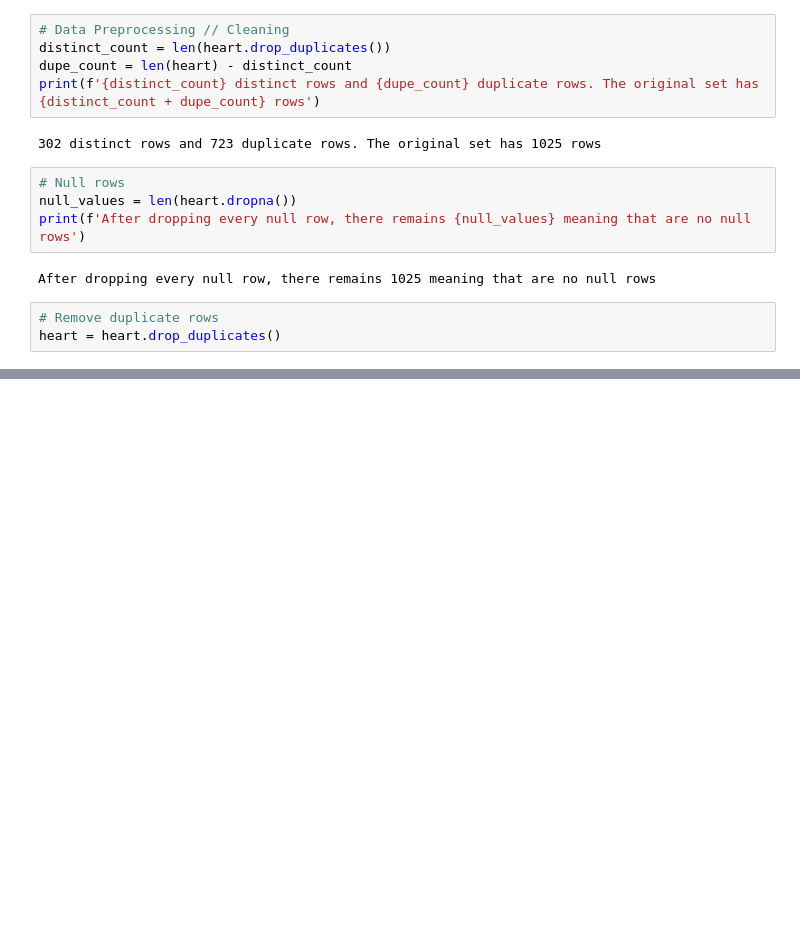
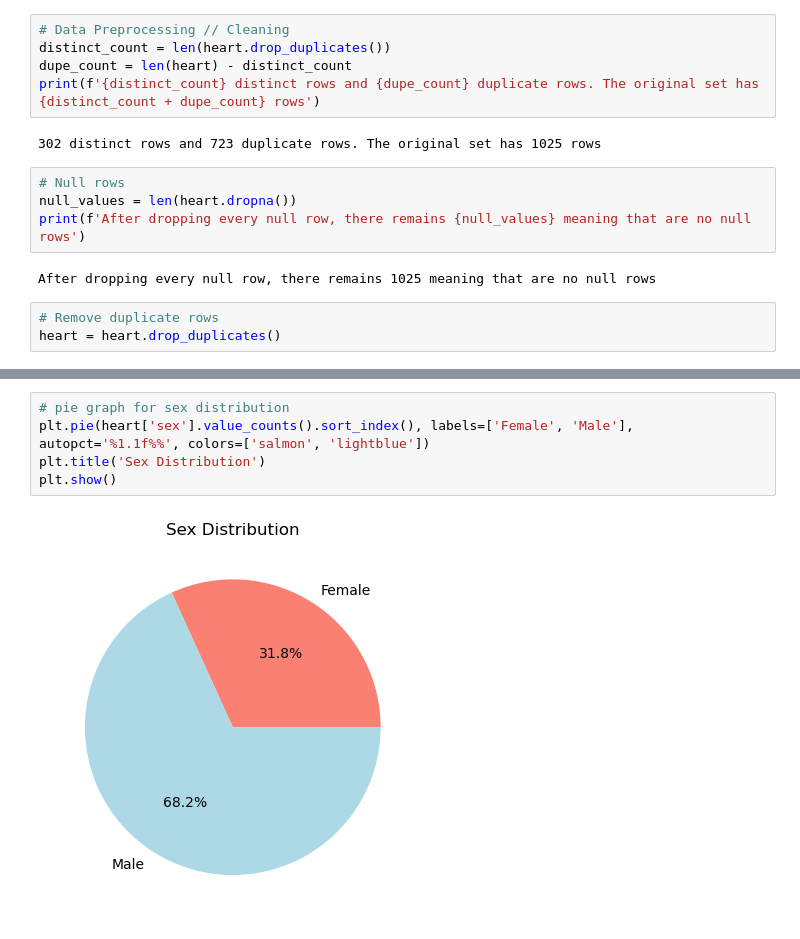
Before and after one commit to locnhoang/Heart-Disease-Detection, a Jupyter notebook: Code.ipynb, the cells around one changed output, grey strips where cells are left out. Drawn from its saved outputs; the diff is of its cells as text; blank space fills up the shorter version.

```diff
--- a/Code.ipynb
+++ b/Code.ipynb
@@ -80,0 +97,7 @@ heart = heart.drop_duplicates()
+# %%
+# pie graph for sex distribution
+plt.pie(heart['sex'].value_counts().sort_index(), labels=['Female', 'Male'], autopct='%1.1f%%', colors=['salmon', 'lightblue'])
+plt.title('Sex Distribution')
+plt.show()
+# %% [output]
+[figure, added]
```
Also changed, not shown: parts of 16 cells of this notebook.
